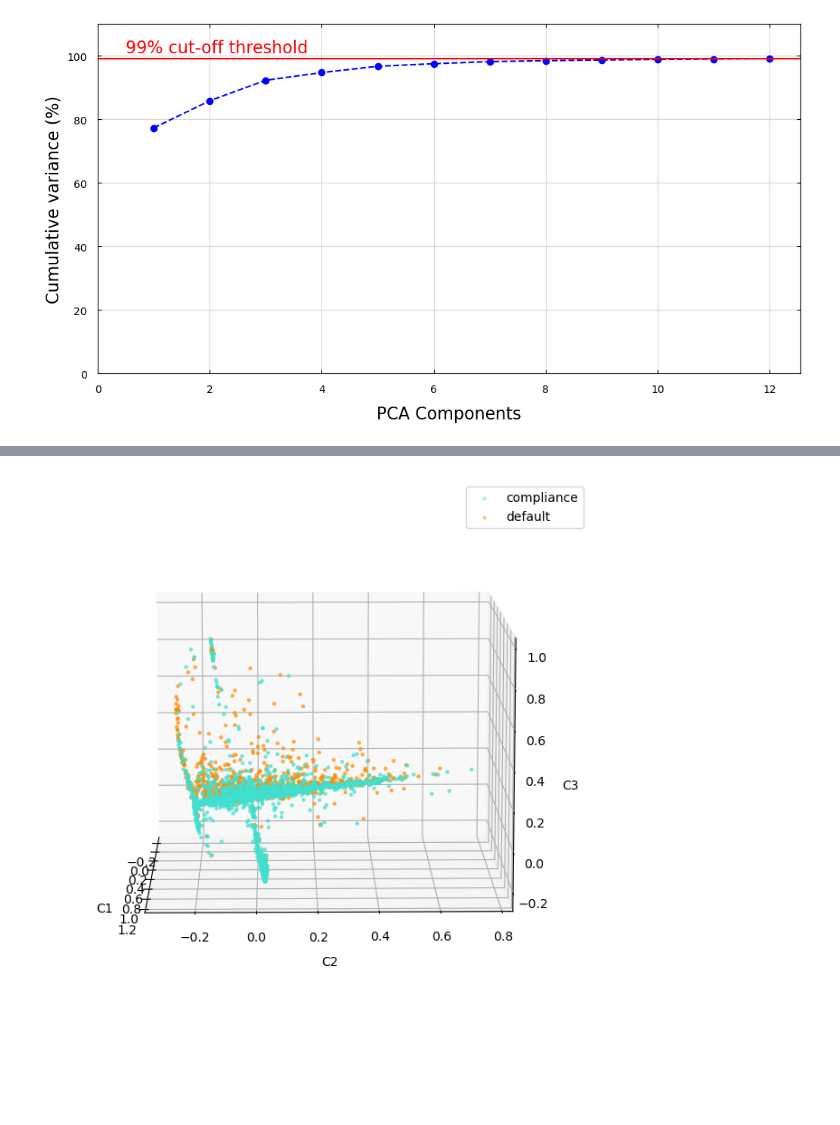
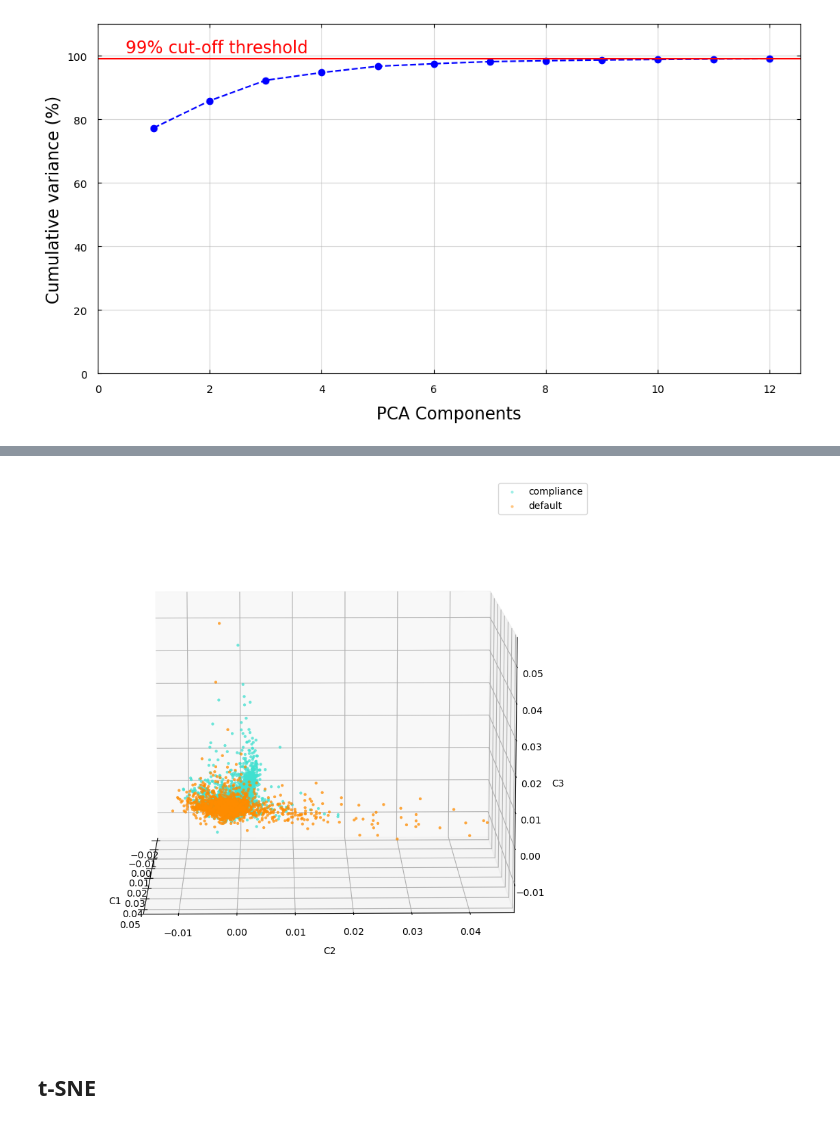
Before and after one commit to ehhdang/AMEX-Default-Prediction, a Jupyter notebook: Unsupervised_learning.ipynb, the cells around one changed output, grey strips where cells are left out. Saved outputs shown, nothing was run; the diff lists cells and outputs as text; code cells hidden in the pictures; blank space fills up the shorter version.

```diff
--- a/Unsupervised_learning.ipynb
+++ b/Unsupervised_learning.ipynb
@@ -40,4 +72,6 @@ X = preprocessing.normalize(X)
 # %%
 # PCA
 pca = PCA(n_components=0.99)
-pca_train_components = pca.fit(X).transform(X)
+data_pca = pca.fit(X).transform(X)
+
+print('Explained variation per principal component: {}'.format(pca.explained_variance_ratio_))
@@ -73,11 +110,11 @@ plot_cumulative_pca_variances(pca.explained_variance_ratio_)
 # %% [output]
 [figure]
 # %%
-# sampling data to plot
+# sample the data to plot
 rng = default_rng(seed=2)
-idx = rng.choice(np.arange(train_labels.shape[0]), size=5000, replace=False)
-data = pca_train_components[idx]
-label = train_labels[idx]
+idx = rng.choice(np.arange(X.shape[0]), size=1000, replace=False)
+data = data_pca[idx]
+label = Y[idx]
 
 plt.rcParams["figure.figsize"] = (20,10)
 components = 7
@@ -111,20 +148,20 @@ plt.show()
 # %%
-# sampling data to plot
+# sample the data to plot
 rng = default_rng(seed=2)
-idx = rng.choice(np.arange(train_labels.shape[0]), size=5000, replace=False)
-data = pca_train_components[idx]
-label = train_labels[idx]
+idx = rng.choice(np.arange(X.shape[0]), size=1000, replace=False)
+data = data_pca
+label = Y
 
-plt.rcParams["figure.figsize"] = (12,6)
 target_names = ["compliance", "default"]
-fig = plt.figure()
+fig = plt.figure(figsize=(8,8))
 ax = fig.add_subplot(projection="3d")
 colors = ["turquoise", "darkorange"]
+alphas = [0.5, 0.2]
 
 for color, i, target_name in zip(colors, [0, 1], target_names):
     ax.scatter(
         data[label==i, 0], data[label==i, 1], data[label==i, 2],
-        s=9, linewidths=0.0, alpha=0.5 ,color=color, label=target_name
+        s=25, linewidths=0.0, alpha=alphas[i], color=color, label=target_name
     )
 
 ax.set_xlabel("PCA 1", labelpad=10, rotation=0)
@@ -132,7 +169,7 @@ ax.set_ylabel("PCA 2", labelpad=10, rotation=0)
 ax.set_zlabel("PCA 3", labelpad=7, rotation=0)
 
 ax.legend(loc="best", shadow=False, scatterpoints=1)
-ax.view_init(elev=5, azim=-50)
+ax.view_init(elev=15, azim=-40)
 
 plt.show()
 # %% [output]
@@ -140,48 +177,45 @@ plt.show()
 # %%
-# sample the pca component data
+# sample the data to plot
 rng = default_rng(seed=2)
-idx = rng.choice(np.arange(train_labels.shape[0]), size=5000, replace=False)
-data = pca_train_components[idx]
-label = train_labels[idx]
+idx = rng.choice(np.arange(X.shape[0]), size=5000, replace=False)
+data = data_pca[idx]
+label = Y[idx]
 
 # Create a figure and a 3D Axes
-fig = plt.figure()
+fig = plt.figure(figsize=(8,8))
 ax = Axes3D(fig, auto_add_to_figure=False)
 fig.add_axes(ax)
 
 # Create an init function and the animate functions.
-# Both are explained in the tutorial. Since we are changing
-# the the elevation and azimuth and no objects are really
-# changed on the plot we don't have to return anything from
-# the init and animate function. (return value is explained
-# in the tutorial.
 def init():
     target_names = ["compliance", "default"]
     colors = ["turquoise", "darkorange"]
 
     for color, i, target_name in zip(colors, [0, 1], target_names):
         ax.scatter(
             data[label==i, 0], data[label==i, 1], data[label==i, 2],
             s=9, linewidths=0.0, alpha=0.5 ,color=color, label=target_name
         )
 
     return fig,
 
 
 def animate(i):
     ax.view_init(elev=10., azim=i)
     return fig,
 
 # Animate
 anim = animation.FuncAnimation(fig, animate, init_func=init,
                                frames=360, interval=20, blit=True)
 
 ax.set_xlabel("C1", labelpad=10)
 ax.set_ylabel("C2", labelpad=10)
 ax.set_zlabel("C3", labelpad=10)
 ax.legend(loc="best", shadow=False, scatterpoints=1)
 
 # Save
 anim.save('images/pca/pca_projection_3D.gif', fps=30)
 # %% [output]
-[figure, old version]
+[figure, new version]
+# %% [markdown]
+## t-SNE
```
Also changed, not shown: parts of 37 cells of this notebook, 6 other files.
